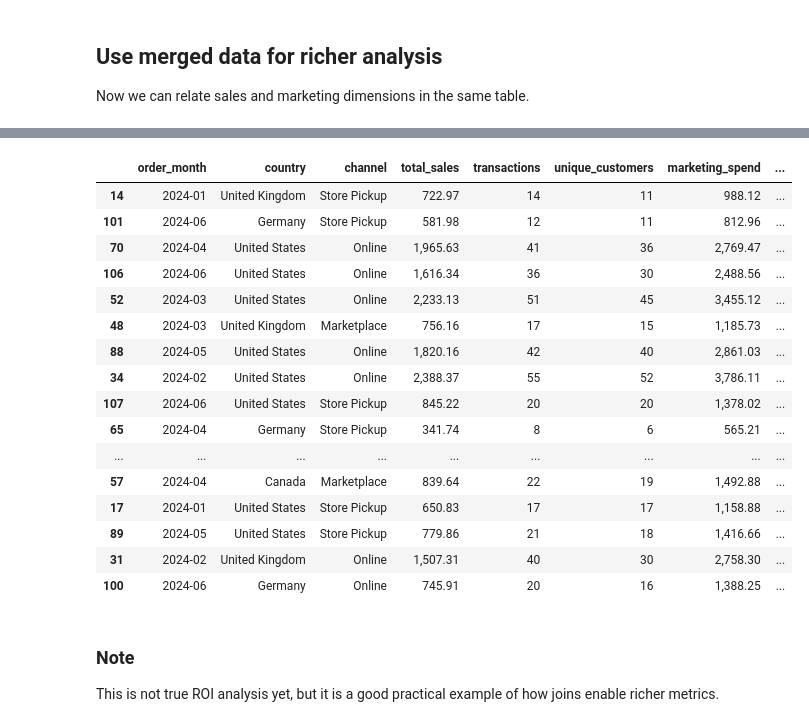
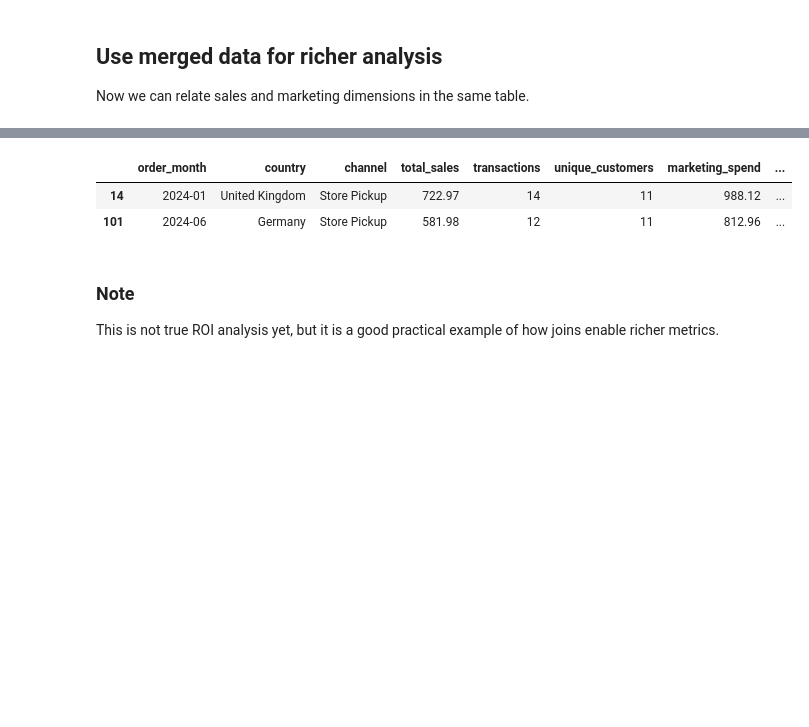
Before and after one commit to luhaibingster/data-science-python, a Jupyter notebook: week1/Pandas_part3.ipynb, the cells around one changed output, grey strips where cells are left out. Cells and saved outputs as stored; diff of their text form; code cells hidden in the pictures; blank space fills up the shorter version.

```diff
--- a/week1/Pandas_part3.ipynb
+++ b/week1/Pandas_part3.ipynb
@@ -691,5 +748,5 @@ left_only        0
 right_only       0
 Name: count, dtype: int64
 # %%
-tx_full = tx_full.drop(columns="_merge")
-tx_full.head()
+# tx_full = tx_full.drop(columns="_merge")
+# tx_full.head(2)
@@ -821,24 +852,10 @@ marketing_effect.head(15)
 # %%
 marketing_effect["sales_to_spend_ratio"] = (marketing_effect["total_sales"] / marketing_effect["marketing_spend"]).round(2)
-marketing_effect.sort_values("sales_to_spend_ratio", ascending=False).head(20)
+marketing_effect.sort_values("sales_to_spend_ratio", ascending=False).head(2)
 # %% [output]
 |  | order_month | country | channel | total_sales | transactions | unique_customers | marketing_spend | ... |
 | 14 | 2024-01 | United Kingdom | Store Pickup | 722.97 | 14 | 11 | 988.12 | ... |
 | 101 | 2024-06 | Germany | Store Pickup | 581.98 | 12 | 11 | 812.96 | ... |
-| 70 | 2024-04 | United States | Online | 1,965.63 | 41 | 36 | 2,769.47 | ... |
-| 106 | 2024-06 | United States | Online | 1,616.34 | 36 | 30 | 2,488.56 | ... |
-| 52 | 2024-03 | United States | Online | 2,233.13 | 51 | 45 | 3,455.12 | ... |
-| 48 | 2024-03 | United Kingdom | Marketplace | 756.16 | 17 | 15 | 1,185.73 | ... |
-| 88 | 2024-05 | United States | Online | 1,820.16 | 42 | 40 | 2,861.03 | ... |
-| 34 | 2024-02 | United States | Online | 2,388.37 | 55 | 52 | 3,786.11 | ... |
-| 107 | 2024-06 | United States | Store Pickup | 845.22 | 20 | 20 | 1,378.02 | ... |
-| 65 | 2024-04 | Germany | Store Pickup | 341.74 | 8 | 6 | 565.21 | ... |
-| ... | ... | ... | ... | ... | ... | ... | ... | ... |
-| 57 | 2024-04 | Canada | Marketplace | 839.64 | 22 | 19 | 1,492.88 | ... |
-| 17 | 2024-01 | United States | Store Pickup | 650.83 | 17 | 17 | 1,158.88 | ... |
-| 89 | 2024-05 | United States | Store Pickup | 779.86 | 21 | 18 | 1,416.66 | ... |
-| 31 | 2024-02 | United Kingdom | Online | 1,507.31 | 40 | 30 | 2,758.30 | ... |
-| 100 | 2024-06 | Germany | Online | 745.91 | 20 | 16 | 1,388.25 | ... |
 # %% [markdown]
 ### Note
 
```
Also changed, not shown: parts of 25 cells of this notebook, 5 other files.
